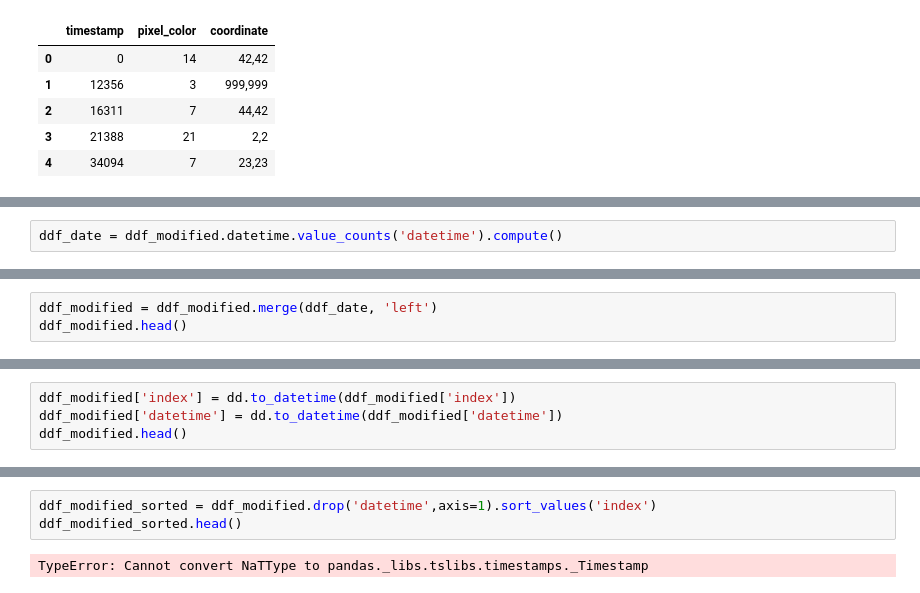
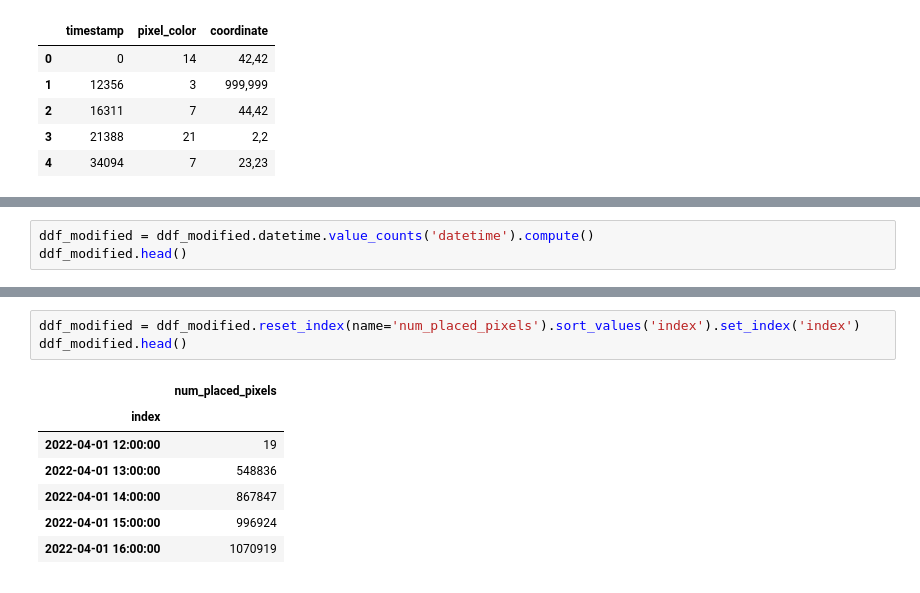
Before and after one commit to Denis-Iv/Analyzing-Social-Experiment, a Jupyter notebook: visualize_data.ipynb, the cells around one changed output, grey strips where cells are left out. Drawn from its saved outputs; the diff is of its cells as text.

```diff
--- a/visualize_data.ipynb
+++ b/visualize_data.ipynb
@@ -267,2 +270,3 @@ ddf_modified.head()
 # %%
-ddf_date = ddf_modified.datetime.value_counts('datetime').compute()
+ddf_modified = ddf_modified.datetime.value_counts('datetime').compute()
+ddf_modified.head()
@@ -271,3 +279,0 @@ ddf_date = ddf_date.reset_index(name='num_placed_pixels')
-# %%
-ddf_modified = ddf_modified.merge(ddf_date, 'left')
-ddf_modified.head()
@@ -281,4 +279,0 @@ ddf_modified.head()
-# %%
-ddf_modified['index'] = dd.to_datetime(ddf_modified['index'])
-ddf_modified['datetime'] = dd.to_datetime(ddf_modified['datetime'])
-ddf_modified.head()
@@ -292,5 +280,11 @@ ddf_modified.head()
-# %%
-ddf_modified_sorted = ddf_modified.drop('datetime',axis=1).sort_values('index')
-ddf_modified_sorted.head()
-# %% [output]
-TypeError: Cannot convert NaTType to pandas._libs.tslibs.timestamps._Timestamp
+# %%
+ddf_modified = ddf_modified.reset_index(name='num_placed_pixels').sort_values('index').set_index('index')
+ddf_modified.head()
+# %% [output]
+|  | num_placed_pixels |
+| index |  |
+| 2022-04-01 12:00:00 | 19 |
+| 2022-04-01 13:00:00 | 548836 |
+| 2022-04-01 14:00:00 | 867847 |
+| 2022-04-01 15:00:00 | 996924 |
+| 2022-04-01 16:00:00 | 1070919 |
```
Also changed, not shown: parts of 13 cells of this notebook.
